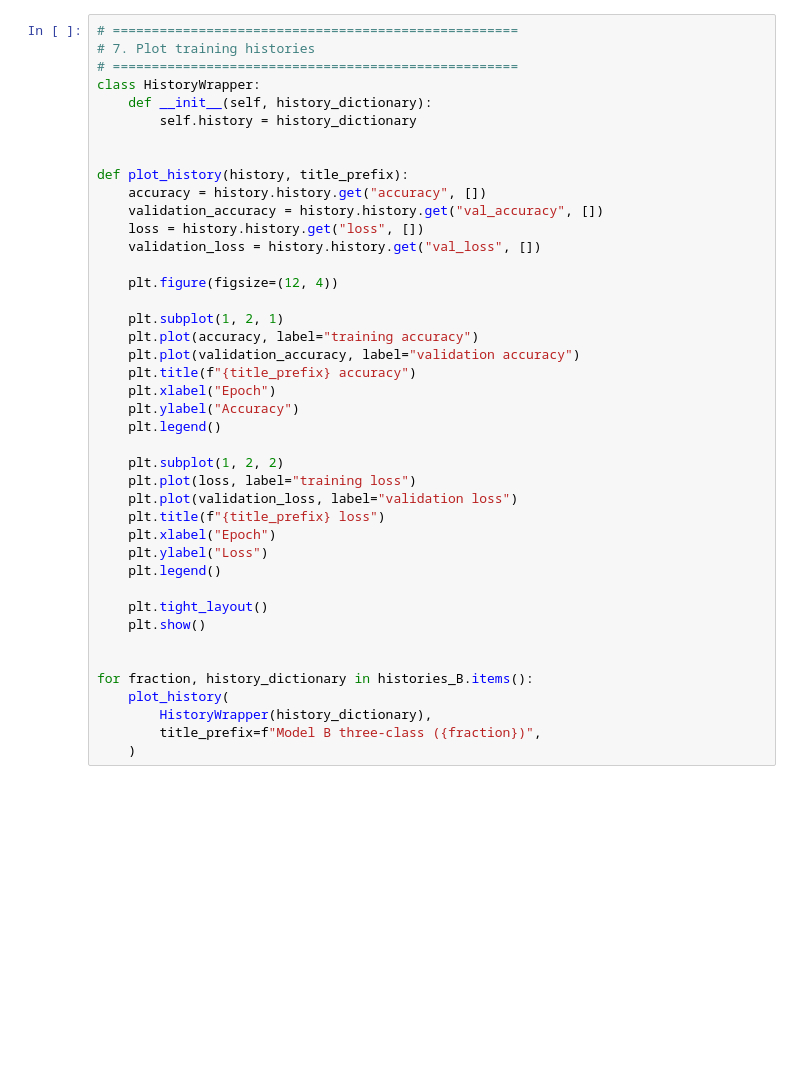
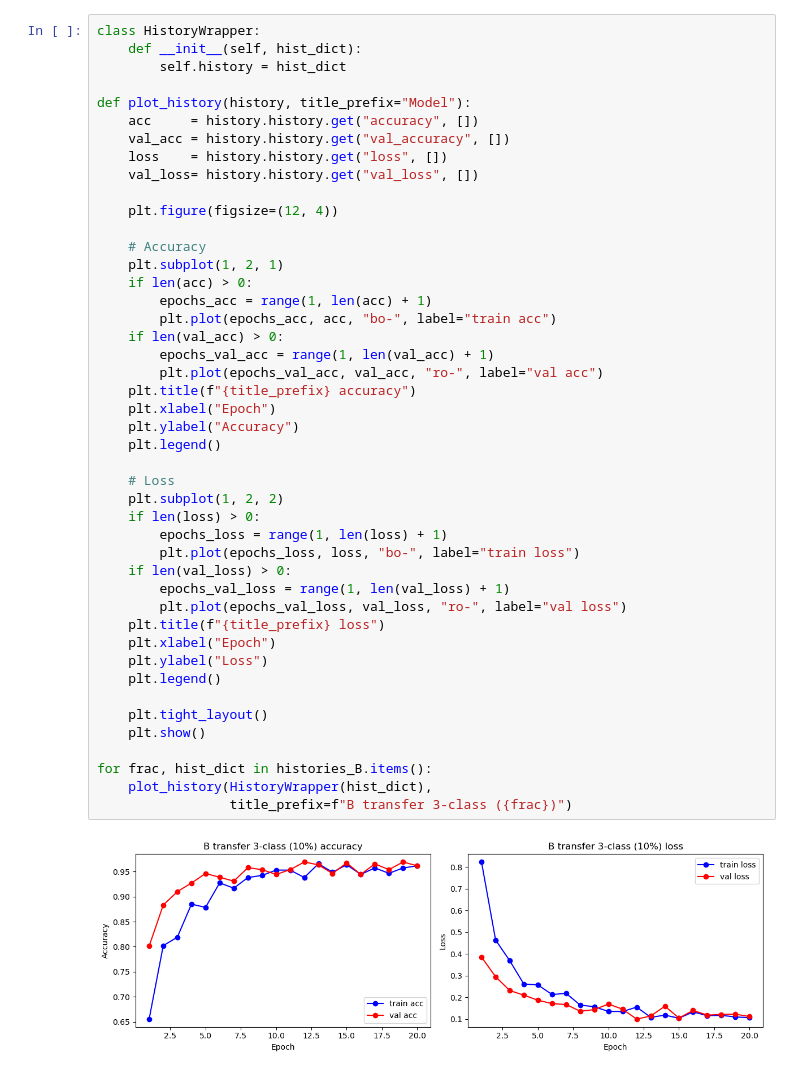
Before and after one commit to zhouziyu-123/Pneumonia_image_classification, a Jupyter notebook: notebooks/Model B-3Classifier.ipynb, the cells around one changed output. Drawn from its saved outputs; the diff is of its cells as text; blank space fills up the shorter version.

Commit message:
Restore Model B notebook before unintended edit

```diff
--- a/notebooks/Model B-3Classifier.ipynb
+++ b/notebooks/Model B-3Classifier.ipynb
@@ -266,42 +183,47 @@ for name, metrics in tests_B.items():
 # %%
-# ====================================================
-# 7. Plot training histories
-# ====================================================
 class HistoryWrapper:
-    def __init__(self, history_dictionary):
-        self.history = history_dictionary
+    def __init__(self, hist_dict):
+        self.history = hist_dict
 
-
-def plot_history(history, title_prefix):
-    accuracy = history.history.get("accuracy", [])
-    validation_accuracy = history.history.get("val_accuracy", [])
-    loss = history.history.get("loss", [])
-    validation_loss = history.history.get("val_loss", [])
+def plot_history(history, title_prefix="Model"):
+    acc     = history.history.get("accuracy", [])
+    val_acc = history.history.get("val_accuracy", [])
+    loss    = history.history.get("loss", [])
+    val_loss= history.history.get("val_loss", [])
 
     plt.figure(figsize=(12, 4))
 
+    # Accuracy
     plt.subplot(1, 2, 1)
-    plt.plot(accuracy, label="training accuracy")
-    plt.plot(validation_accuracy, label="validation accuracy")
+    if len(acc) > 0:
+        epochs_acc = range(1, len(acc) + 1)
+        plt.plot(epochs_acc, acc, "bo-", label="train acc")
+    if len(val_acc) > 0:
+        epochs_val_acc = range(1, len(val_acc) + 1)
+        plt.plot(epochs_val_acc, val_acc, "ro-", label="val acc")
     plt.title(f"{title_prefix} accuracy")
     plt.xlabel("Epoch")
     plt.ylabel("Accuracy")
     plt.legend()
 
+    # Loss
     plt.subplot(1, 2, 2)
-    plt.plot(loss, label="training loss")
-    plt.plot(validation_loss, label="validation loss")
+    if len(loss) > 0:
+        epochs_loss = range(1, len(loss) + 1)
+        plt.plot(epochs_loss, loss, "bo-", label="train loss")
+    if len(val_loss) > 0:
+        epochs_val_loss = range(1, len(val_loss) + 1)
+        plt.plot(epochs_val_loss, val_loss, "ro-", label="val loss")
     plt.title(f"{title_prefix} loss")
     plt.xlabel("Epoch")
     plt.ylabel("Loss")
     plt.legend()
 
     plt.tight_layout()
     plt.show()
 
-
-for fraction, history_dictionary in histories_B.items():
-    plot_history(
-        HistoryWrapper(history_dictionary),
-        title_prefix=f"Model B three-class ({fraction})",
-    )
+for frac, hist_dict in histories_B.items():
+    plot_history(HistoryWrapper(hist_dict),
+                 title_prefix=f"B transfer 3‑class ({frac})")
+# %% [output]
+[figure, added]
```
Also changed, not shown: parts of 9 cells of this notebook.
